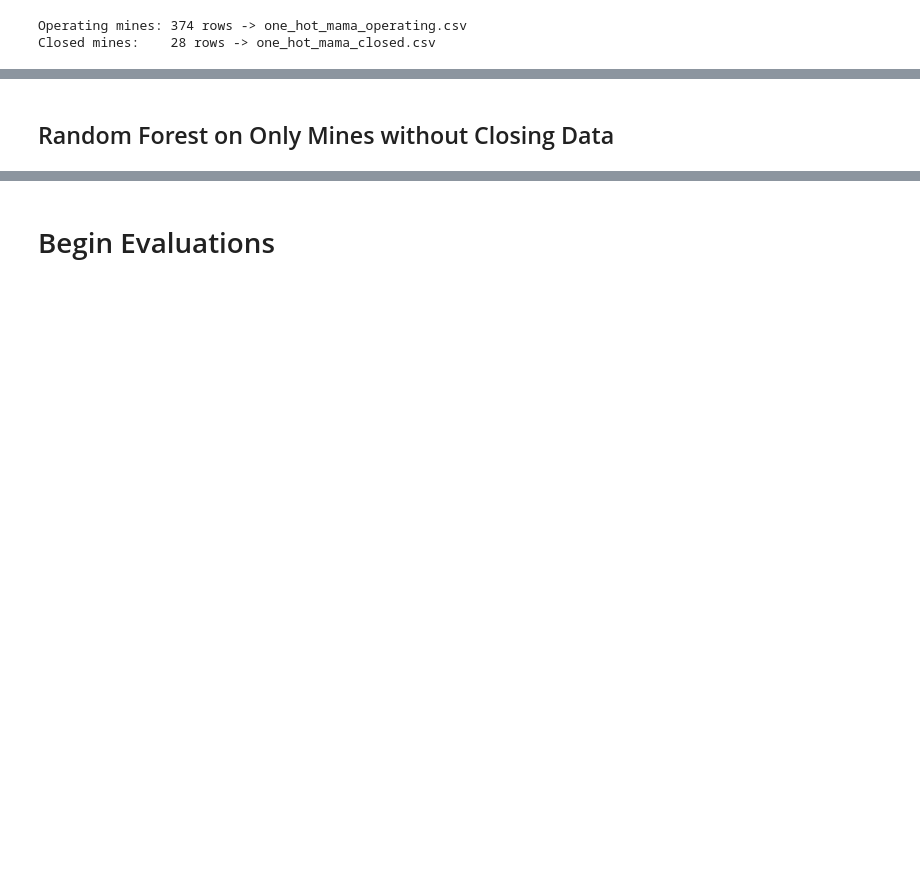
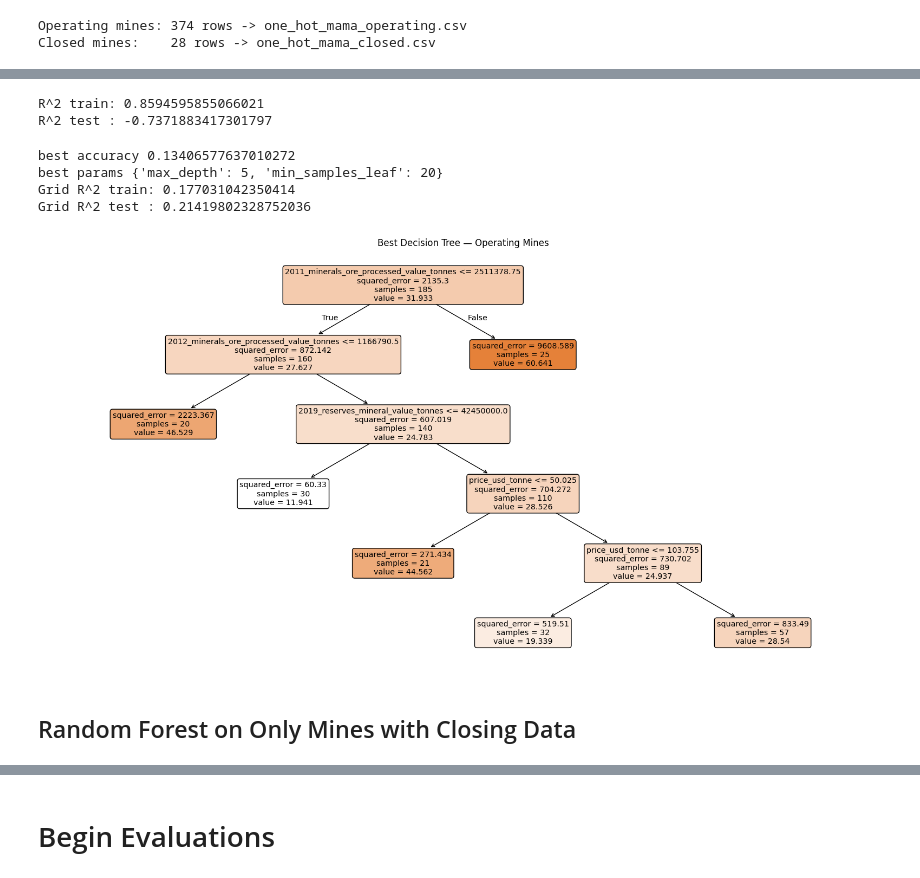
Before and after one commit to morourk6/1.C51-Final-Project, a Jupyter notebook: rf_model.ipynb, the cells around one changed output, grey strips where cells are left out. Saved outputs shown, nothing was run; the diff lists cells and outputs as text; code cells hidden in the pictures; blank space fills up the shorter version.

Commit message:
adding models made on only closed mines or only on open mines

```diff
--- a/rf_model.ipynb
+++ b/rf_model.ipynb
@@ -404,3 +409,15 @@ X_test  = X_test.fillna(X_train.median())
+# %%
+open_model = RandomForestRegressor()
+open_model.fit(open_X_train, open_y_train)
+
+open_y_pred_train = open_model.predict(open_X_train)
+open_y_pred_test  = open_model.predict(open_X_test)
+
+print('R^2 train:', r2_score(open_y_train, open_y_pred_train))
+print('R^2 test :', r2_score(open_y_test,  open_y_pred_test))
+# %% [output]
+R^2 train: 0.8594595855066021
+R^2 test : -0.7371883417301797
 # %%
 # # adapted from Pset 1 Q3 and Pset 3 Q3
 param_grid = {
@@ -409,26 +426,40 @@ param_grid = {
     # 'criterion': (“squared_error”, “absolute_error”, “friedman_mse”, “poisson”)
 }
 
-closed_tree = RandomForestRegressor()
-grid_tree = GridSearchCV(estimator=tree,
+open_tree = RandomForestRegressor()
+open_grid_tree = GridSearchCV(estimator=open_tree,
                          param_grid=param_grid,
                          scoring='r2',
                          cv=5)
 
-grid_tree.fit(X_train,y_train)
-grid_model = grid_tree.best_estimator_
+open_grid_tree.fit(open_X_train, open_y_train)
+open_grid_model = open_grid_tree.best_estimator_
 
-y_pred_train_grid = grid_model.predict(X_train)
-y_pred_test_grid = grid_model.predict(X_test)
+y_pred_train_grid = open_grid_model.predict(open_X_train)
+y_pred_test_grid = open_grid_model.predict(open_X_test)
 
-# accuracy_train_grid = accuracy_score(y_train, y_pred_train_grid)
-# accuracy_test_grid = accuracy_score(y_test, y_pred_test_grid)
-
-print("best accuracy", grid_tree.best_score_)
-print("best params", grid_tree.best_params_)
-print('Grid R^2 train:', r2_score(y_train, y_pred_train_grid))
-print('Grid R^2 test :', r2_score(y_test, y_pred_test_grid))
+print("best accuracy", open_grid_tree.best_score_)
+print("best params", open_grid_tree.best_params_)
+print('Grid R^2 train:', r2_score(open_y_train, y_pred_train_grid))
+print('Grid R^2 test :', r2_score(open_y_test, y_pred_test_grid))
+# %% [output]
+best accuracy 0.13406577637010272
+best params {'max_depth': 5, 'min_samples_leaf': 20}
+Grid R^2 train: 0.177031042350414
+Grid R^2 test : 0.21419802328752036
+# %%
+open_best_tree = open_grid_model.estimators_[0]
+
+plt.figure(figsize=(20, 10))
+plot_tree(open_best_tree,
+          filled=True,
+          feature_names=open_X_train.columns.tolist(),
+          rounded=True)
+plt.title('Best Decision Tree — Operating Mines')
+plt.show()
+# %% [output]
+[figure, added]
 # %% [markdown]
-## Random Forest on Only Mines without Closing Data
+## Random Forest on Only Mines with Closing Data
 # %%
 # Same model as above but run with alternative file
```
Also changed, not shown: parts of 12 cells of this notebook.
